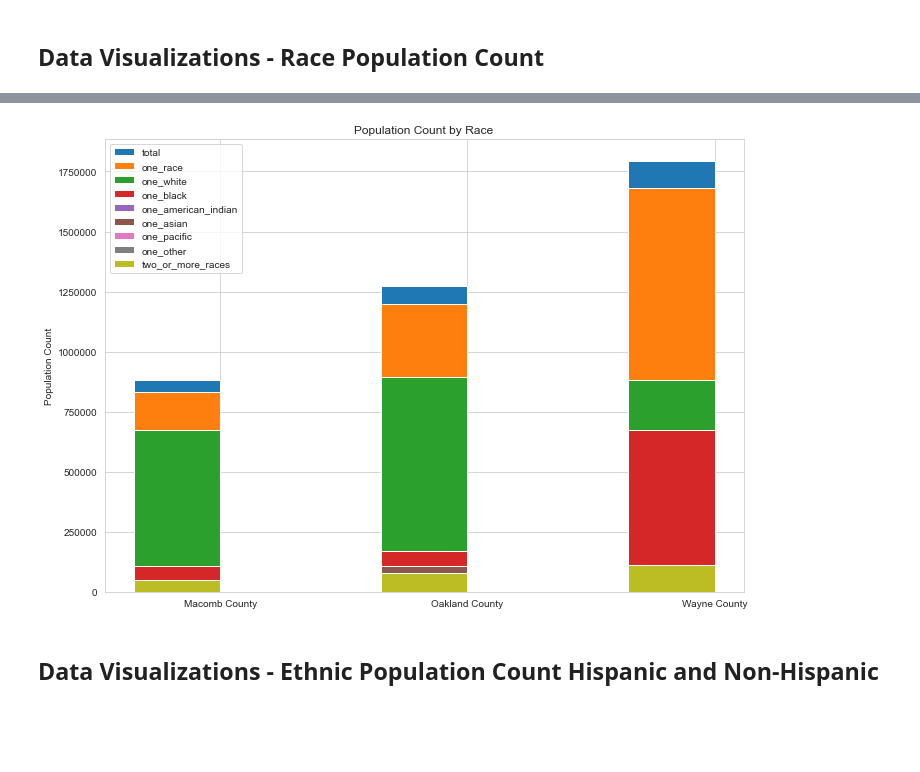
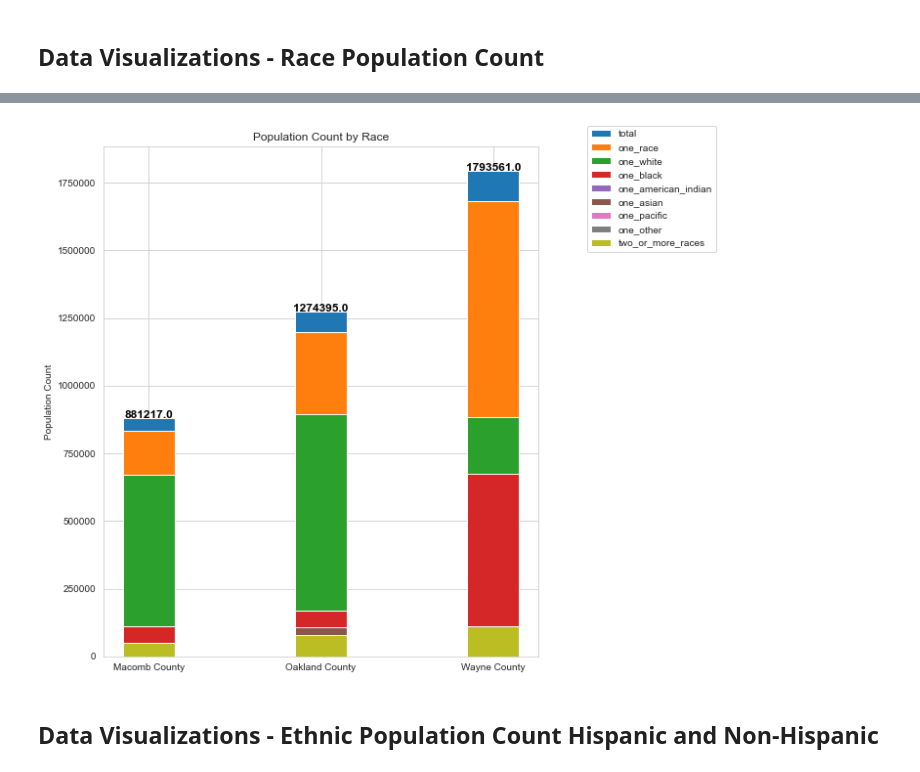
Before and after one commit to Yuchen-G/CC_Dashboard, a Jupyter notebook: demographic_analysis.ipynb, the cells around one changed output, grey strips where cells are left out. Drawn from its saved outputs; the diff is of its cells as text; code cells hidden in the pictures; blank space fills up the shorter version.

Commit message:
adjustments to graphs

```diff
--- a/demographic_analysis.ipynb
+++ b/demographic_analysis.ipynb
@@ -133,6 +133,21 @@ race_pop_count_df = pd.melt(race_pop_count_df, id_vars=['NAME'], value_vars=colu
 our_counties = ['Wayne County', 'Macomb County', 'Oakland County']
 race_pop_count_df = race_pop_count_df[race_pop_count_df['NAME'].isin(our_counties)]
 race_pop_count_df['value'] = race_pop_count_df['value'].map(lambda x: float(x))
+# %%
+#calculate percentages of population for each county
+def dataframe_pct(dataframe, county_list):
+    percentages = []
+    for i in list(range(0,len(dataframe))):
+        for county in county_list:
+            if dataframe.iloc[i,:]['NAME'] == county:
+                total = dataframe[(dataframe['variable']=='total') & (dataframe['NAME']==county)]['value']
+                percentages.append(round(dataframe.iloc[i,:]['value']/int(total),2))
+
+    dataframe['pct'] = percentages
+
+    return dataframe
+# %%
+race_pop_count_df = dataframe_pct(race_pop_count_df, our_counties)
 # %% [markdown]
 ## Data Transformations - Ethnic Population Count Hispanic and Non-Hispanic
 # %%
@@ -154,29 +227,64 @@ ethnic_pop_count_df['value'] = ethnic_pop_count_df['value'].map(lambda x: float(
 # %%
 sns.set_style('whitegrid')
+x = np.arange(len(race_pop_count_df['NAME'].unique()))
+width = 0.3
+labels = list(race_pop_count_df['NAME'].unique())
 variables = {}
 for variable in race_pop_count_df['variable'].unique():
     variables[variable] = race_pop_count_df.loc[race_pop_count_df['variable']==variable, 'value']
+    variables[variable].apply(lambda x: float(x))
 
-fig, ax = plt.subplots(figsize=(10,7))
+fig, ax = plt.subplots(figsize=(10,8))
 
-total = ax.bar(x - width/2, variables['total'], width, label='total')
-one_tot = ax.bar(x - width/2, variables['one_tot'], width, label='one_race')
-one_wht = ax.bar(x - width/2, variables['one_wht'], width, label='one_white')
-one_blk = ax.bar(x - width/2, variables['one_blk'], width, label='one_black')
-one_ind = ax.bar(x - width/2, variables['one_ind'], width, label='one_american_indian')
-one_asn = ax.bar(x - width/2, variables['one_asn'], width, label='one_asian')
-one_pacific = ax.bar(x - width/2, variables['one_pacific'], width, label='one_pacific')
-one_other = ax.bar(x - width/2, variables['one_other'], width, label='one_other')
-two_more_total = ax.bar(x - width/2, variables['two_more_total'], width, label='two_or_more_races')
+total_pct = ax.bar(x , variables['total'], width, label='total', align='center')
+one_tot_pct = ax.bar(x , variables['one_tot'], width, label='one_race', align='center')
+one_wht_pct = ax.bar(x , variables['one_wht'], width, label='one_white', align='center')
+one_blk_pct = ax.bar(x , variables['one_blk'], width, label='one_black', align='center')
+one_ind_pct = ax.bar(x , variables['one_ind'], width, label='one_american_indian', align='center')
+one_asn_pct = ax.bar(x , variables['one_asn'], width, label='one_asian', align='center')
+one_pacific_pct = ax.bar(x , variables['one_pacific'], width, label='one_pacific', align='center')
+one_other_pct = ax.bar(x , variables['one_other'], width, label='one_other', align='center')
+two_more_total_pct = ax.bar(x , variables['two_more_total'], width, label='two_or_more_races', align='center')
 ax.set_ylabel('Population Count')
+ax.set_xticks(x)
 ax.set_title('Population Count by Race')
-ax.ticklabel_format(useOffset=False, style='plain')
-ax.legend()
+ax.ticklabel_format(useOffset=True, style='plain')
+ax.legend(bbox_to_anchor=(1.1, 1.05))
+
+
+y_offset = -10
+bar_properties = []
+for bar in ax.patches:
+  bar_properties.append(bar)
+
+bar_properties = bar_properties[:3]
+
+for bar in bar_properties:
+
+    ax.text(
+      # Put the text in the middle of each bar. get_x returns the start
+      # so we add half the width to get to the middle.
+    bar.get_x() + bar.get_width() / 2,
+      # Vertically, add the height of the bar to the start of the bar,
+      # along with the offset.
+    bar.get_height(),
+    #bar.get_y() + y_offset,
+      # This is actual value we'll show.
+    bar.get_height(),
+      # Center the labels and style them a bit.
+    ha='center',
+    #va = 'center',
+    color='black',
+    weight='bold',
+    size=12)
+# For each patch (basically each rectangle within the bar), add a label.
+fig.canvas.draw()
 fig.tight_layout()
 plt.xticks(x, labels)
+plt.xticks(ha='center')
 plt.show()
 # %% [output]
-[figure, old version]
+[figure, new version]
 # %% [markdown]
 ## Data Visualizations - Ethnic Population Count Hispanic and Non-Hispanic
 # %%
```
Also changed, not shown: parts of 4 cells of this notebook.
